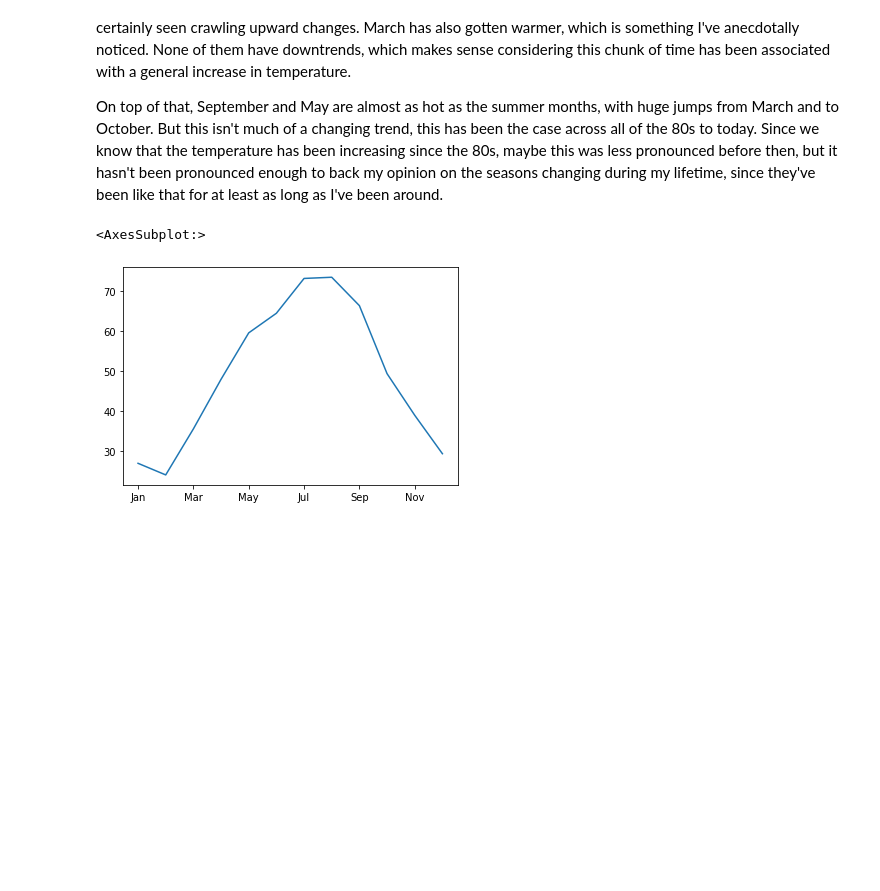
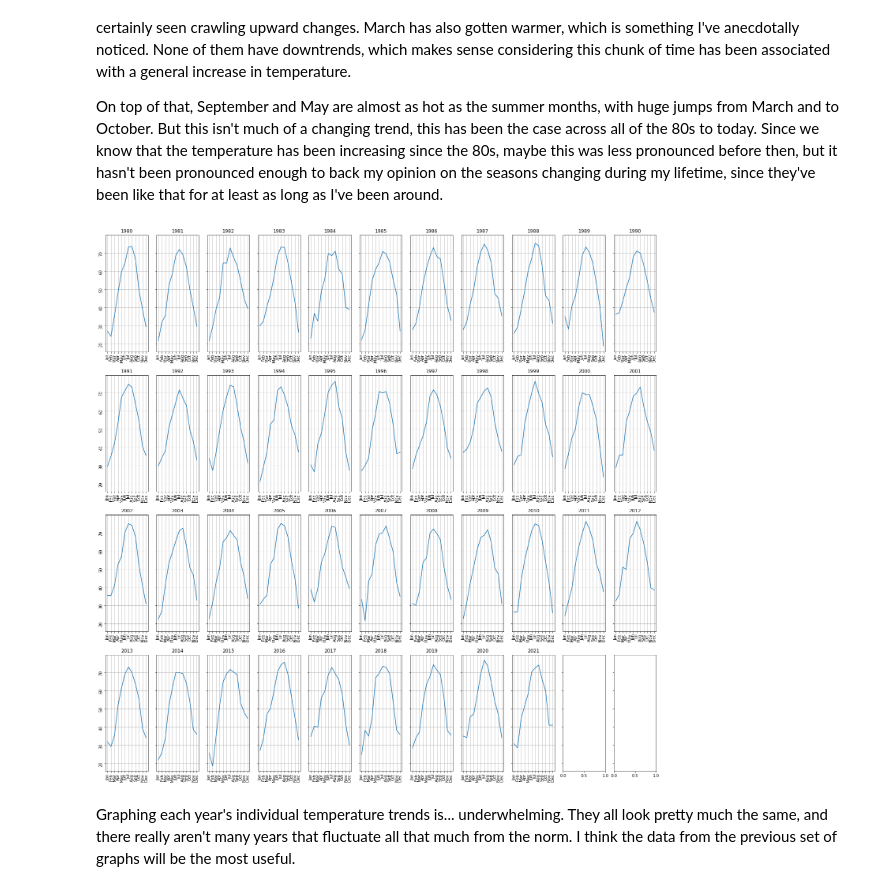
Before and after one commit to Elsklivet/Allegheny-Temp-Trends, a Jupyter notebook: Allegheny-County-Temp-Trends.ipynb, the cells around one changed output. Saved outputs shown, nothing was run; the diff lists cells and outputs as text; code cells hidden in the pictures; blank space fills up the shorter version.

Commit message:
Yearly graphs; might not keep

```diff
--- a/Allegheny-County-Temp-Trends.ipynb
+++ b/Allegheny-County-Temp-Trends.ipynb
@@ -211,8 +155,22 @@ Those graphs don't look great, but a couple of them seem like they could suggest
 
 On top of that, September and May are almost as hot as the summer months, with huge jumps from March and to October. But this isn't much of a changing trend, this has been the case across all of the 80s to today. Since we know that the temperature has been increasing since the 80s, maybe this was less pronounced before then, but it hasn't been pronounced enough to back my opinion on the seasons changing during my lifetime, since they've been like that for at least as long as I've been around.
 # %%
-# Maybe do each individual year? But that's a lot of graphs.
-average_temperatures.loc[1980].plot()
+# Here are the individual years
+year = 1980
+fig, axes = plt.subplots(nrows=4,ncols=11,sharey=True)
+
+for row in np.arange(0,4):
+    for col in np.arange(0,11):
+        axes[row,col].plot(average_temperatures.loc[year])
+        axes[row,col].title.set_text(year)
+        axes[row,col].grid(True)
+        axes[row,col].tick_params(labelrotation=90)
+        year = year + 1
+        if year > 2021:
+            break
+fig.set_figwidth(25)
+fig.set_figheight(25)
 # %% [output]
-<AxesSubplot:>
-[figure, old version]
+[figure, new version]
+# %% [markdown]
+Graphing each year's individual temperature trends is... underwhelming. They all look pretty much the same, and there really aren't many years that fluctuate all that much from the norm. I think the data from the previous set of graphs will be the most useful.
```
Also changed, not shown: parts of 2 cells of this notebook.
